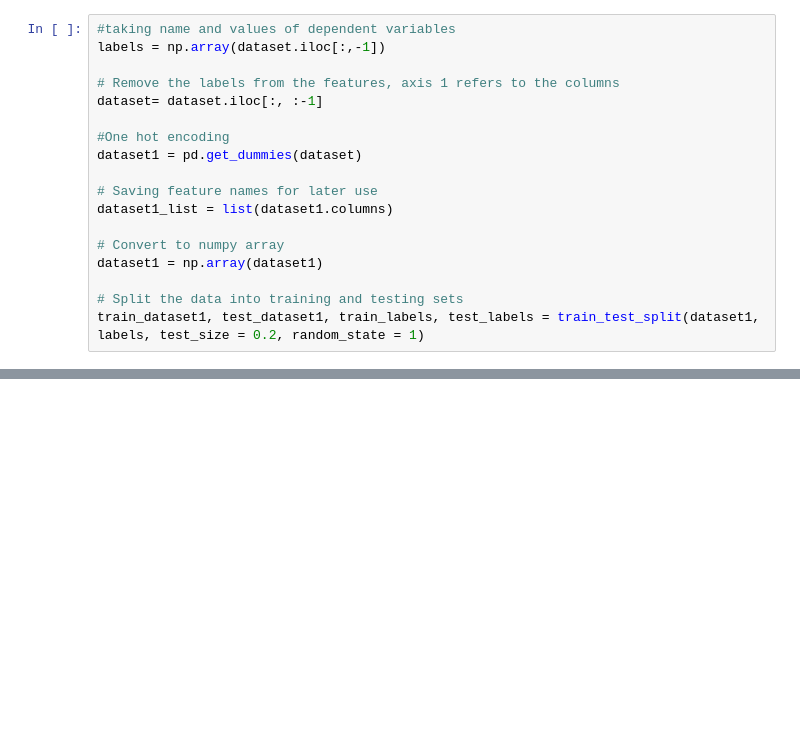
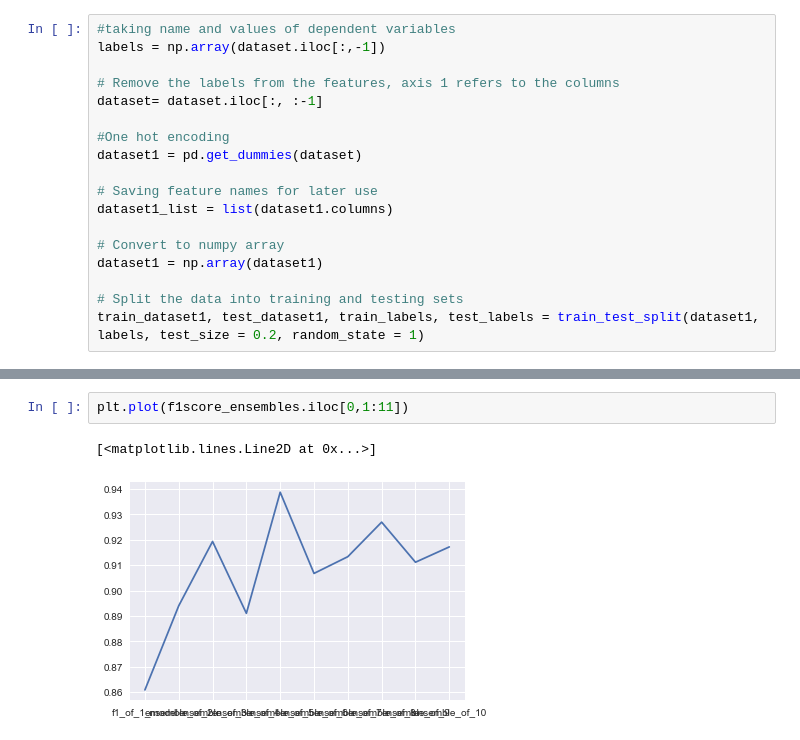
Before and after one commit to adaditi4/ML1819-Task-203-Team-27, a Jupyter notebook: Research assignment 2.ipynb, the cells around one changed output, grey strips where cells are left out. Cells and saved outputs as stored; diff of their text form; blank space fills up the shorter version.

```diff
--- a/Research assignment 2.ipynb
+++ b/Research assignment 2.ipynb
@@ -475,0 +444,5 @@ accuracy_ensembles = accuracy_ensembles.append({'Algorithm':'RandomForest',
+# %%
+plt.plot(f1score_ensembles.iloc[0,1:11])
+# %% [output]
+[<matplotlib.lines.Line2D at 0x...>]
+[figure, added]
```
Also changed, not shown: parts of 72 cells of this notebook.
